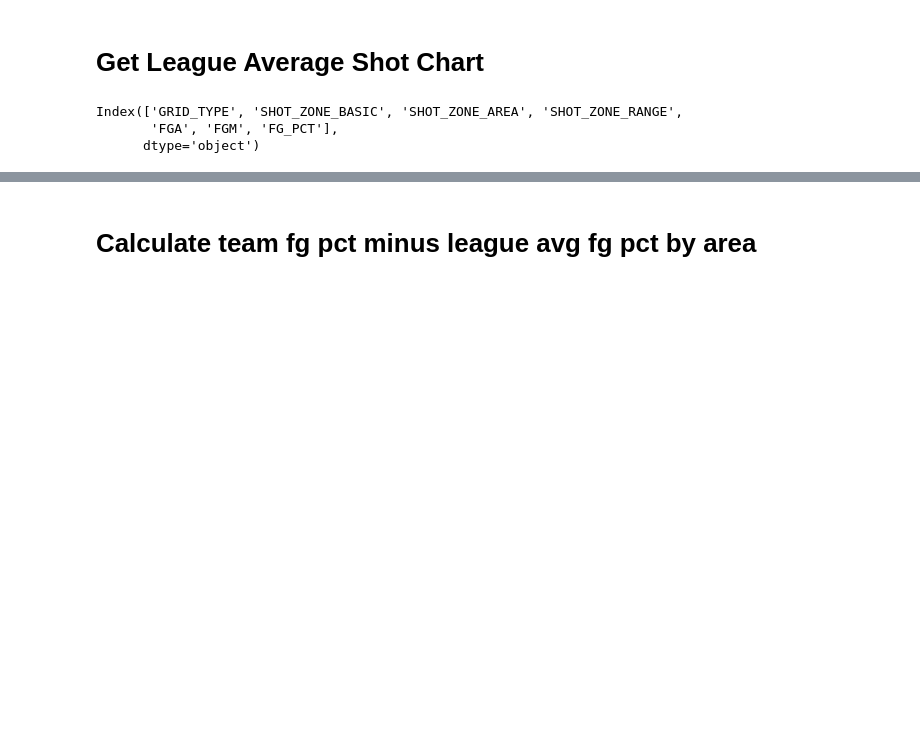
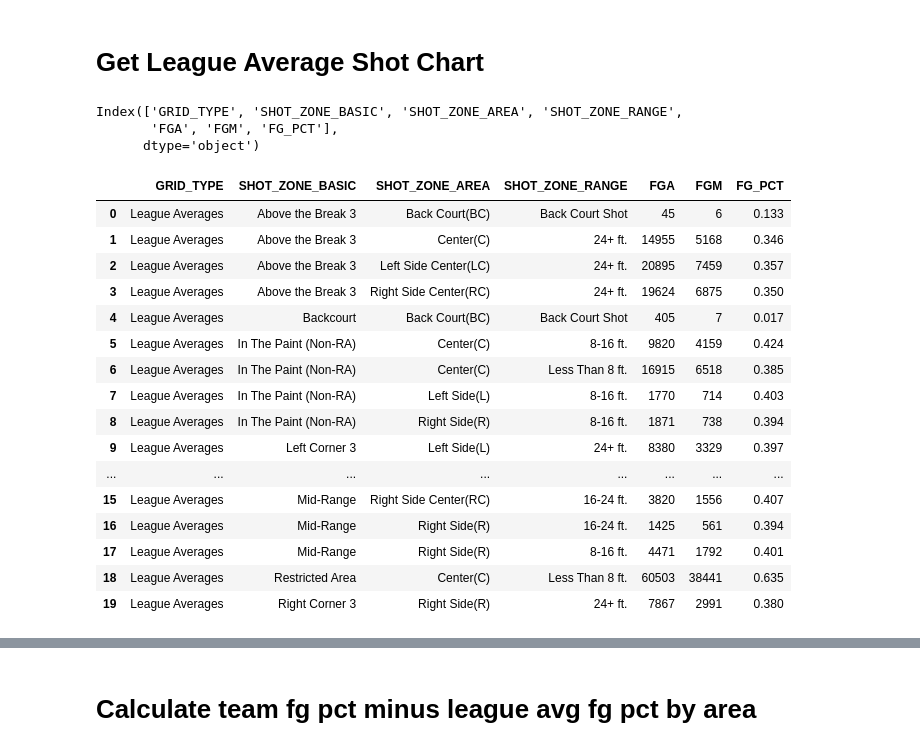
Before and after one commit to SpecCRA/vlads_data_project, a Jupyter notebook: get_shots_data.ipynb, the cells around one changed output, grey strips where cells are left out. Saved outputs shown, nothing was run; the diff lists cells and outputs as text; code cells hidden in the pictures; blank space fills up the shorter version.

```diff
--- a/get_shots_data.ipynb
+++ b/get_shots_data.ipynb
@@ -297,5 +313,25 @@ league_avg_df.columns
 Index(['GRID_TYPE', 'SHOT_ZONE_BASIC', 'SHOT_ZONE_AREA', 'SHOT_ZONE_RANGE',
        'FGA', 'FGM', 'FG_PCT'],
       dtype='object')
+# %%
+league_avg_df
+# %% [output]
+|  | GRID_TYPE | SHOT_ZONE_BASIC | SHOT_ZONE_AREA | SHOT_ZONE_RANGE | FGA | FGM | FG_PCT |
+| 0 | League Averages | Above the Break 3 | Back Court(BC) | Back Court Shot | 45 | 6 | 0.133 |
+| 1 | League Averages | Above the Break 3 | Center(C) | 24+ ft. | 14955 | 5168 | 0.346 |
+| 2 | League Averages | Above the Break 3 | Left Side Center(LC) | 24+ ft. | 20895 | 7459 | 0.357 |
+| 3 | League Averages | Above the Break 3 | Right Side Center(RC) | 24+ ft. | 19624 | 6875 | 0.350 |
+| 4 | League Averages | Backcourt | Back Court(BC) | Back Court Shot | 405 | 7 | 0.017 |
+| 5 | League Averages | In The Paint (Non-RA) | Center(C) | 8-16 ft. | 9820 | 4159 | 0.424 |
+| 6 | League Averages | In The Paint (Non-RA) | Center(C) | Less Than 8 ft. | 16915 | 6518 | 0.385 |
+| 7 | League Averages | In The Paint (Non-RA) | Left Side(L) | 8-16 ft. | 1770 | 714 | 0.403 |
+| 8 | League Averages | In The Paint (Non-RA) | Right Side(R) | 8-16 ft. | 1871 | 738 | 0.394 |
+| 9 | League Averages | Left Corner 3 | Left Side(L) | 24+ ft. | 8380 | 3329 | 0.397 |
+| ... | ... | ... | ... | ... | ... | ... | ... |
+| 15 | League Averages | Mid-Range | Right Side Center(RC) | 16-24 ft. | 3820 | 1556 | 0.407 |
+| 16 | League Averages | Mid-Range | Right Side(R) | 16-24 ft. | 1425 | 561 | 0.394 |
+| 17 | League Averages | Mid-Range | Right Side(R) | 8-16 ft. | 4471 | 1792 | 0.401 |
+| 18 | League Averages | Restricted Area | Center(C) | Less Than 8 ft. | 60503 | 38441 | 0.635 |
+| 19 | League Averages | Right Corner 3 | Right Side(R) | 24+ ft. | 7867 | 2991 | 0.380 |
 # %%
 groupby_cols = ['SHOT_ZONE_AREA', 'SHOT_ZONE_RANGE']
```
Also changed, not shown: parts of 16 cells of this notebook, 18 other files.
